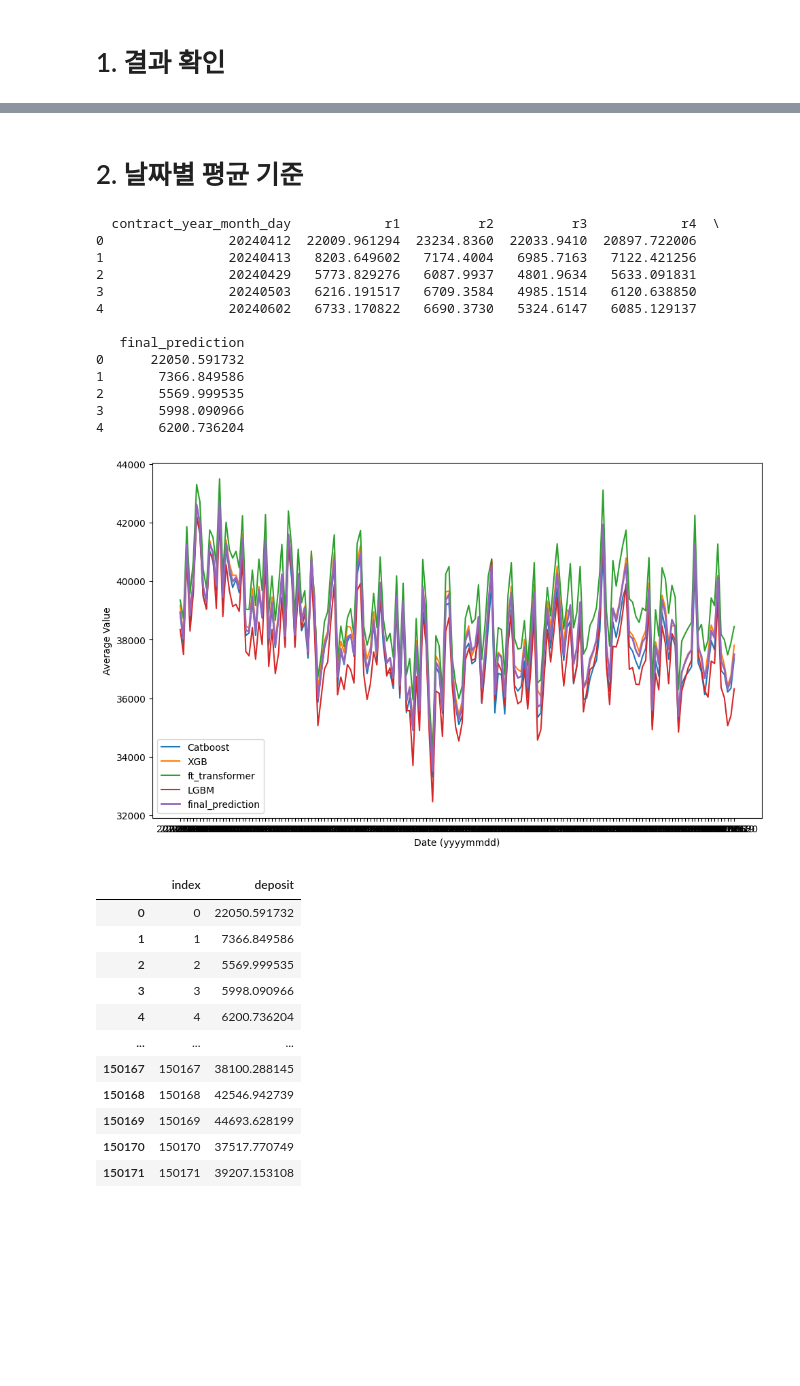
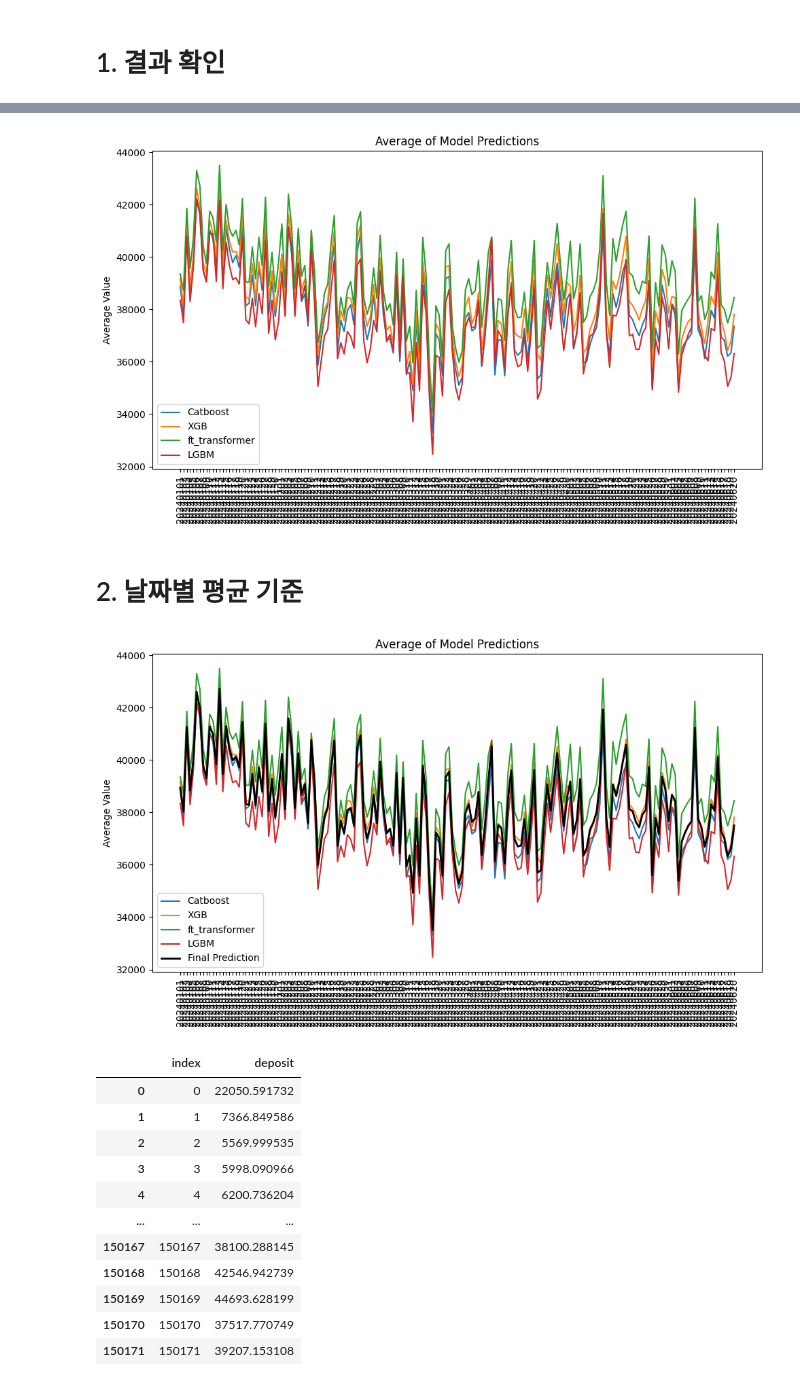
Before and after one commit to boostcampaitech7/level2-competitiveds-recsys-02, a Jupyter notebook: weighted_ensemble.ipynb, the cells around one changed output, grey strips where cells are left out. Cells and saved outputs as stored; diff of their text form; code cells hidden in the pictures; blank space fills up the shorter version.

```diff
--- a/weighted_ensemble.ipynb
+++ b/weighted_ensemble.ipynb
@@ -62,54 +27,8 @@ plt.show()
+# %%
+test['contract_year_month_day'] = test['contract_year_month'].astype(str) + test['contract_day'].astype(str).str.zfill(2)
+avg_by_day = test.groupby('contract_year_month_day')[['Catboost', 'XGB', 'ft_transformer', 'LGBM']].mean()
+weighted_ensemble.visualize(avg_by_day)
+# %% [output]
+[figure, added]
 # %% [markdown]
 # 2. 날짜별 평균 기준
-# %%
-avg_by_day = test.groupby('contract_year_month_day')[['r1', 'r2', 'r3', 'r4']].mean()
-
-weights = avg_by_day.div(avg_by_day.sum(axis=1), axis=0)
-
-final_predictions = []
-
-for i in range(len(test)):
-    contract_day = test.loc[i, 'contract_year_month_day']
-    r_values = test.loc[i, ['r1', 'r2', 'r3', 'r4']].values
-    weight_for_day = weights.loc[contract_day].values
-    final_pred = np.dot(r_values, weight_for_day)
-    final_predictions.append(final_pred)
-
-test['final_prediction'] = final_predictions
-
-print(test[['contract_year_month_day', 'r1', 'r2', 'r3', 'r4', 'final_prediction']].head())
-# %% [output]
-  contract_year_month_day            r1          r2          r3            r4  \
-0                20240412  22009.961294  23234.8360  22033.9410  20897.722006
-1                20240413   8203.649602   7174.4004   6985.7163   7122.421256
-2                20240429   5773.829276   6087.9937   4801.9634   5633.091831
-3                20240503   6216.191517   6709.3584   4985.1514   6120.638850
-4                20240602   6733.170822   6690.3730   5324.6147   6085.129137
-
-   final_prediction
-0      22050.591732
-1       7366.849586
-2       5569.999535
-3       5998.090966
-4       6200.736204
-# %%
-test['contract_year_month_day'] = test['contract_year_month'].astype(str) + test['contract_day'].astype(str).str.zfill(2)
-
-avg_by_day = test.groupby('contract_year_month_day')[['r1', 'r2', 'r3', 'r4','final_prediction']].mean()
-
-plt.figure(figsize=(10, 6))
-
-plt.plot(avg_by_day.index, avg_by_day['r1'], label='Catboost')
-plt.plot(avg_by_day.index, avg_by_day['r2'], label='XGB')
-plt.plot(avg_by_day.index, avg_by_day['r3'], label='ft_transformer')
-plt.plot(avg_by_day.index, avg_by_day['r4'], label='LGBM')
-plt.plot(avg_by_day.index, avg_by_day['final_prediction'], label='final_prediction',linewidth=2)
-
-plt.xlabel('Date (yyyymmdd)')
-plt.ylabel('Average Value')
-plt.legend()
-plt.tight_layout()
-
-plt.show()
-# %% [output]
-[figure, removed]
@@ -116 +37,6 @@ plt.show()
+# %%
+avg_by_day = result_df.groupby('contract_year_month_day')[['Catboost', 'XGB', 'ft_transformer', 'LGBM', 'final_prediction']].mean()
+weighted_ensemble.visualize(avg_by_day, show_final_pred=True)
+# %% [output]
+[figure, added]
 # %%
```
Also changed, not shown: parts of 13 cells of this notebook.
